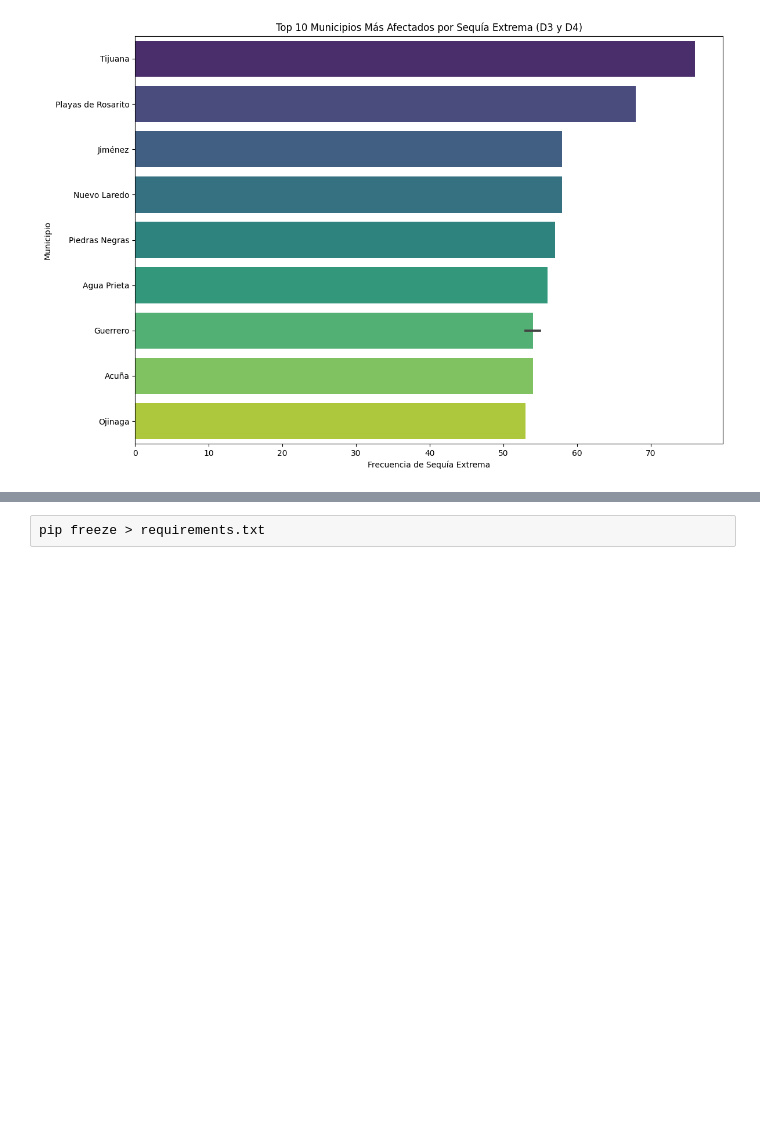
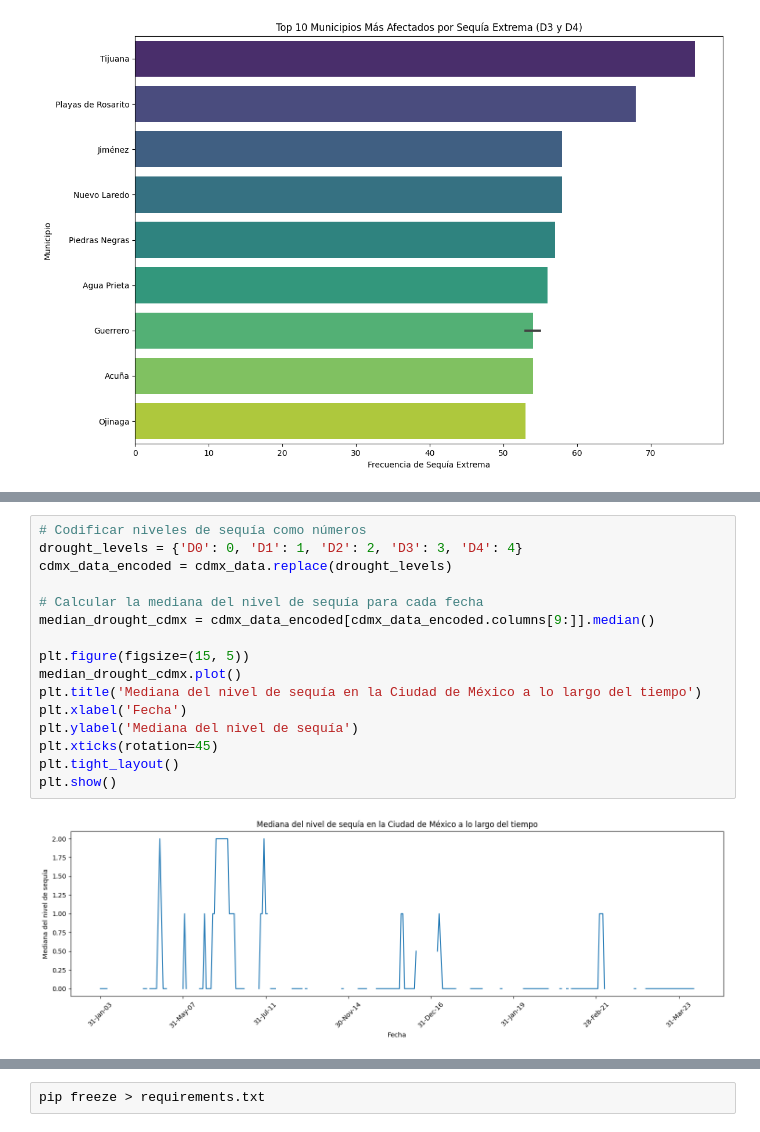
Before and after one commit to DarthSaurus/Sequia-en-Mexico-, a Jupyter notebook: Proyecto Bedu.ipynb, the cells around one changed output, grey strips where cells are left out. Drawn from its saved outputs; the diff is of its cells as text; blank space fills up the shorter version.

```diff
--- a/Proyecto Bedu.ipynb
+++ b/Proyecto Bedu.ipynb
@@ -282,0 +287,18 @@ plt.show()
+# %%
+# Codificar niveles de sequía como números
+drought_levels = {'D0': 0, 'D1': 1, 'D2': 2, 'D3': 3, 'D4': 4}
+cdmx_data_encoded = cdmx_data.replace(drought_levels)
+
+# Calcular la mediana del nivel de sequía para cada fecha
+median_drought_cdmx = cdmx_data_encoded[cdmx_data_encoded.columns[9:]].median()
+
+plt.figure(figsize=(15, 5))
+median_drought_cdmx.plot()
+plt.title('Mediana del nivel de sequía en la Ciudad de México a lo largo del tiempo')
+plt.xlabel('Fecha')
+plt.ylabel('Mediana del nivel de sequía')
+plt.xticks(rotation=45)
+plt.tight_layout()
+plt.show()
+# %% [output]
+[figure, added]
```
Also changed, not shown: parts of 4 cells of this notebook.
